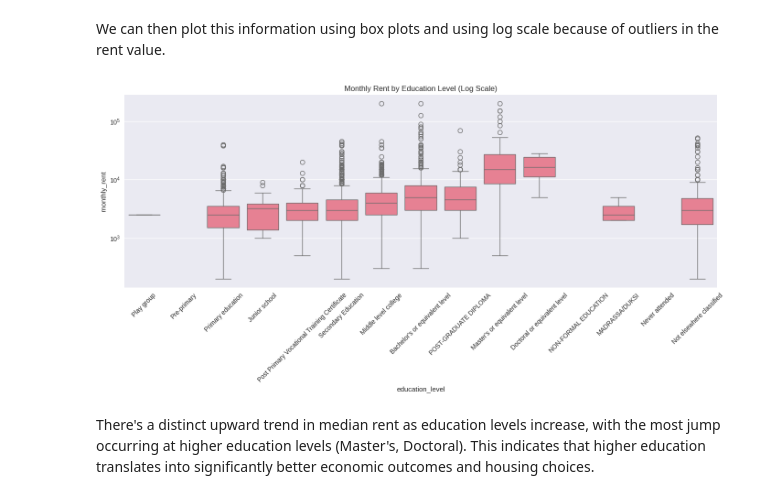
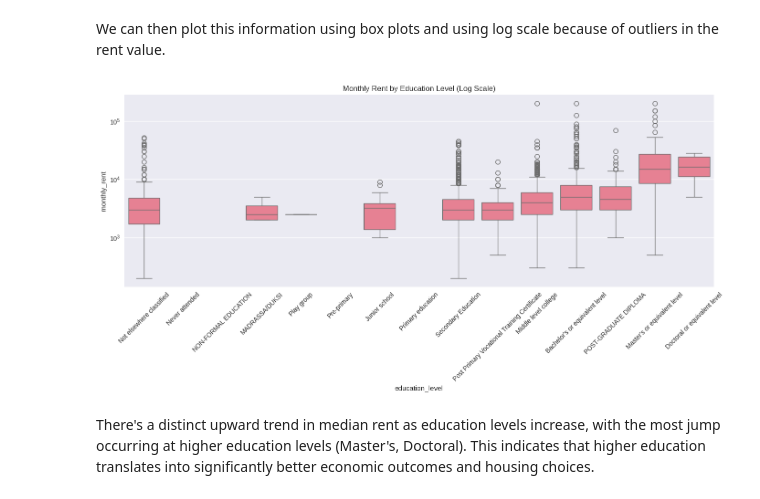
Before and after one commit to silprosa/fynesse_mlfc, a Jupyter notebook: notebooks/Education.ipynb, the cells around one changed output. Cells and saved outputs as stored; diff of their text form; code cells hidden in the pictures.

```diff
--- a/notebooks/Education.ipynb
+++ b/notebooks/Education.ipynb
@@ -540,14 +558,14 @@ Households: 21347
 We can then plot this information using box plots and using log scale because of outliers in the rent value.
 # %%
 plt.figure(figsize=(14, 7))
-sns.boxplot(data=house_rent, x="education_level", y="monthly_rent")
+sns.boxplot(data=house_rent, x="education_level", y="monthly_rent",order=list(assess.edu_order.keys()))
 plt.xticks(rotation=45)
 plt.yscale('log')  # Use logarithmic scale
 plt.title("Monthly Rent by Education Level (Log Scale)")
 plt.tight_layout()
 plt.show()
 # %% [output]
-[figure, old version]
+[figure, new version]
 # %% [markdown]
 There's a distinct upward trend in median rent as education levels increase, with the most jump occurring at higher education levels (Master's, Doctoral). This indicates that higher education translates into significantly better economic outcomes and housing choices.
 # %% [markdown]
```
Also changed, not shown: parts of 20 cells of this notebook.
